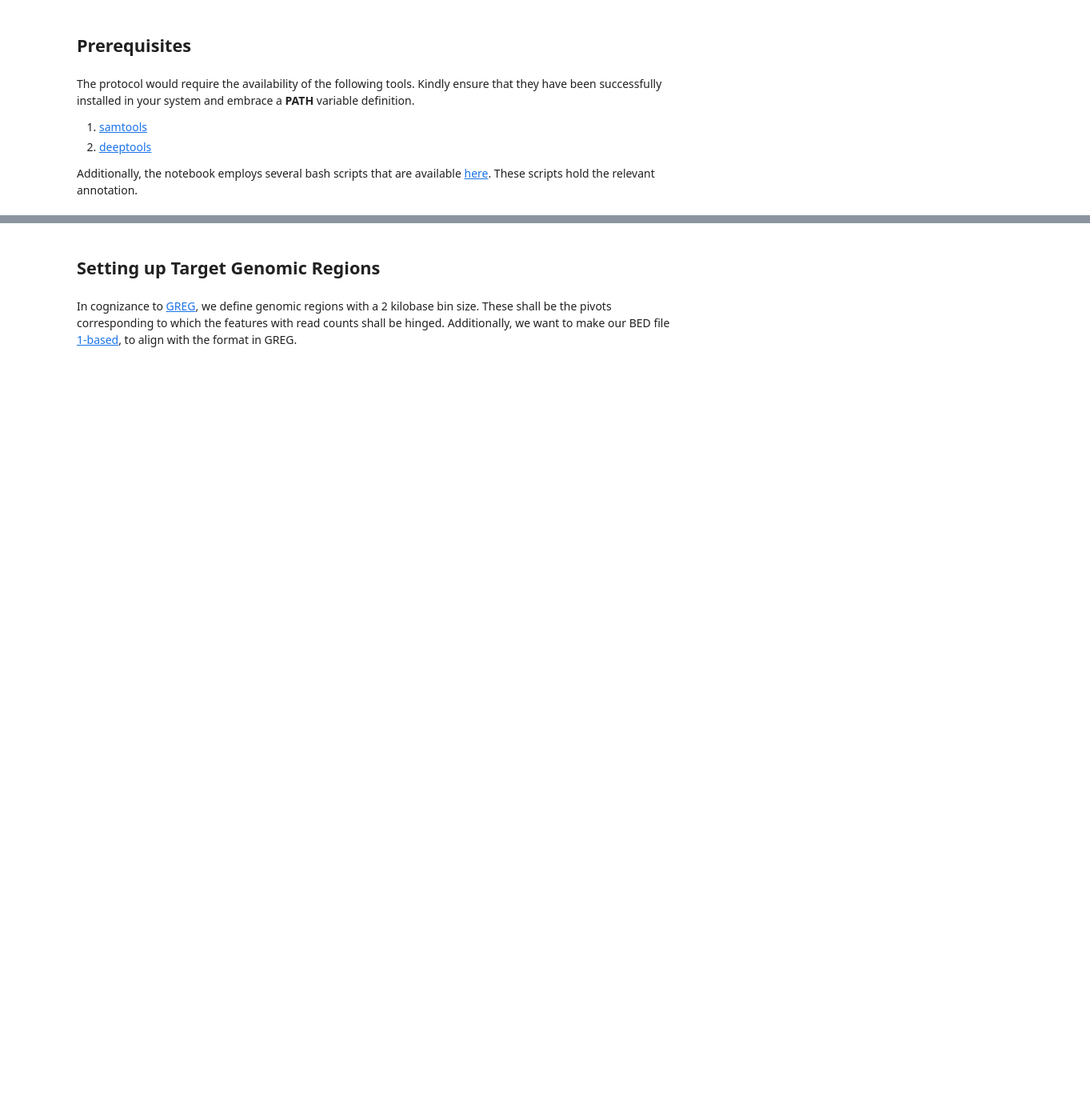
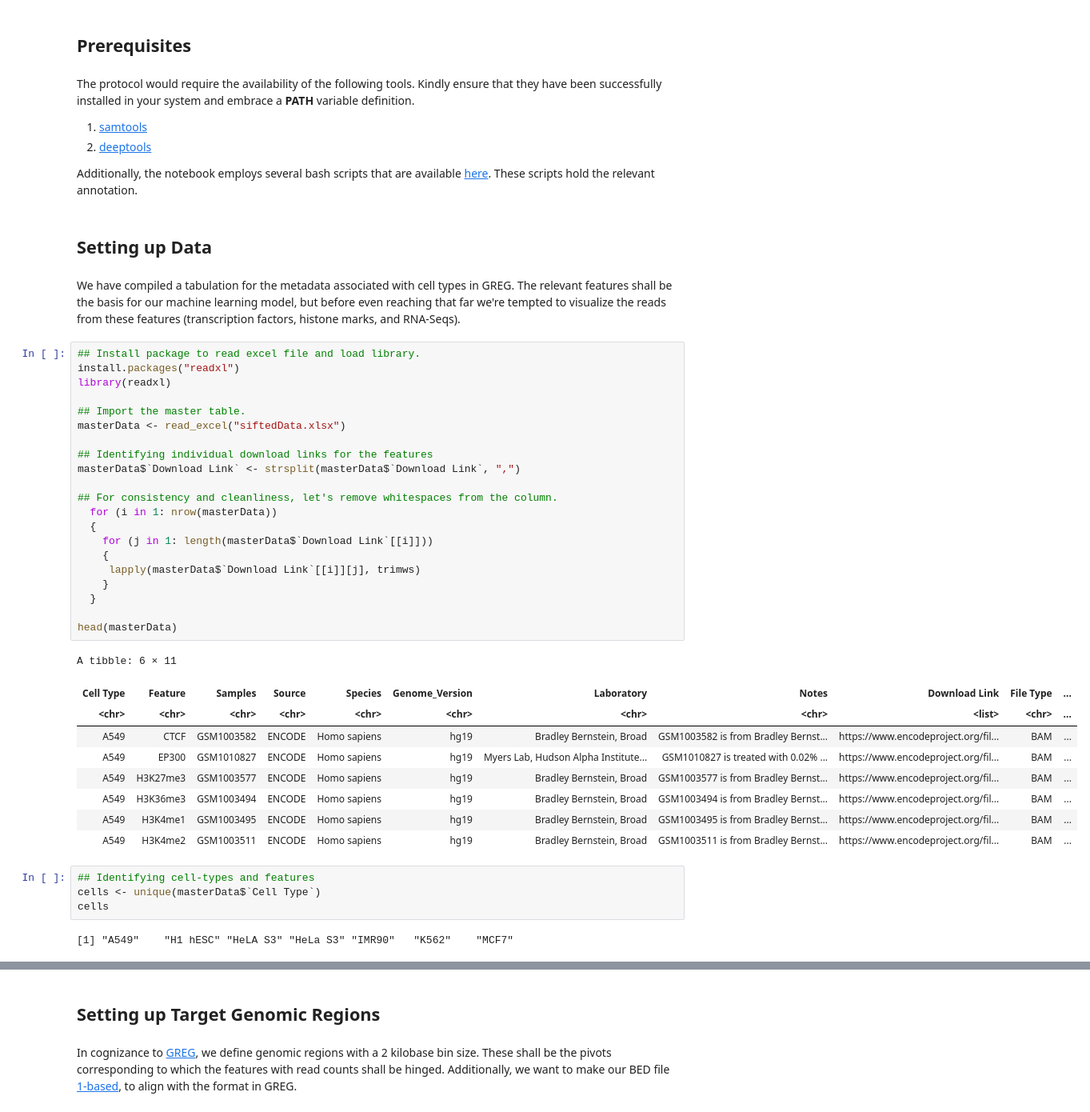
Before and after one commit to shauryajauhari/transcriptionFactoriesGREG, a Jupyter notebook: transcriptionFactoriesPrediction.ipynb, the cells around one changed output, grey strips where cells are left out. Shown at 80% size. Drawn from its saved outputs; the diff is of its cells as text; blank space fills up the shorter version.

Commit message:
Add module on setting up data

```diff
--- a/transcriptionFactoriesPrediction.ipynb
+++ b/transcriptionFactoriesPrediction.ipynb
@@ -11,3 +11,44 @@ The protocol would require the availability of the following tools. Kindly ensur
 2. [deeptools](https://deeptools.readthedocs.io/en/develop/)
 
 Additionally, the notebook employs several bash scripts that are available [here](https://github.com/shauryajauhari/transcriptionFactoriesGREG/tree/master/terminalScripts). These scripts hold the relevant annotation.
+# %% [markdown]
+## Setting up Data
+# %% [markdown]
+We have compiled a tabulation for the metadata associated with cell types in GREG. The relevant features shall be the basis for our machine learning model, but before even reaching that far we're tempted to visualize the reads from these features (transcription factors, histone marks, and RNA-Seqs).
+# %%
+## Install package to read excel file and load library.
+install.packages("readxl")
+library(readxl)
+
+## Import the master table.
+masterData <- read_excel("siftedData.xlsx")
+
+## Identifying individual download links for the features
+masterData$`Download Link` <- strsplit(masterData$`Download Link`, ",")
+
+## For consistency and cleanliness, let's remove whitespaces from the column.
+  for (i in 1: nrow(masterData))
+  {
+    for (j in 1: length(masterData$`Download Link`[[i]]))
+    {
+     lapply(masterData$`Download Link`[[i]][j], trimws)
+    }
+  }
+
+head(masterData)
+# %% [output]
+A tibble: 6 × 11
+| Cell Type | Feature | Samples | Source | Species | Genome_Version | Laboratory | Notes | Download Link | File Type | ... |
+| <chr> | <chr> | <chr> | <chr> | <chr> | <chr> | <chr> | <chr> | <list> | <chr> | ... |
+| A549 | CTCF | GSM1003582 | ENCODE | Homo sapiens | hg19 | Bradley Bernstein, Broad | GSM1003582 is from Bradley Bernst... | https://www.encodeproject.org/fil... | BAM | ... |
+| A549 | EP300 | GSM1010827 | ENCODE | Homo sapiens | hg19 | Myers Lab, Hudson Alpha Institute... | GSM1010827 is treated with 0.02% ... | https://www.encodeproject.org/fil... | BAM | ... |
+| A549 | H3K27me3 | GSM1003577 | ENCODE | Homo sapiens | hg19 | Bradley Bernstein, Broad | GSM1003577 is from Bradley Bernst... | https://www.encodeproject.org/fil... | BAM | ... |
+| A549 | H3K36me3 | GSM1003494 | ENCODE | Homo sapiens | hg19 | Bradley Bernstein, Broad | GSM1003494 is from Bradley Bernst... | https://www.encodeproject.org/fil... | BAM | ... |
+| A549 | H3K4me1 | GSM1003495 | ENCODE | Homo sapiens | hg19 | Bradley Bernstein, Broad | GSM1003495 is from Bradley Bernst... | https://www.encodeproject.org/fil... | BAM | ... |
+| A549 | H3K4me2 | GSM1003511 | ENCODE | Homo sapiens | hg19 | Bradley Bernstein, Broad | GSM1003511 is from Bradley Bernst... | https://www.encodeproject.org/fil... | BAM | ... |
+# %%
+## Identifying cell-types and features
+cells <- unique(masterData$`Cell Type`)
+cells
+# %% [output]
+[1] "A549"    "H1 hESC" "HeLA S3" "HeLa S3" "IMR90"   "K562"    "MCF7"
```
Also changed, not shown: parts of 5 cells of this notebook.
